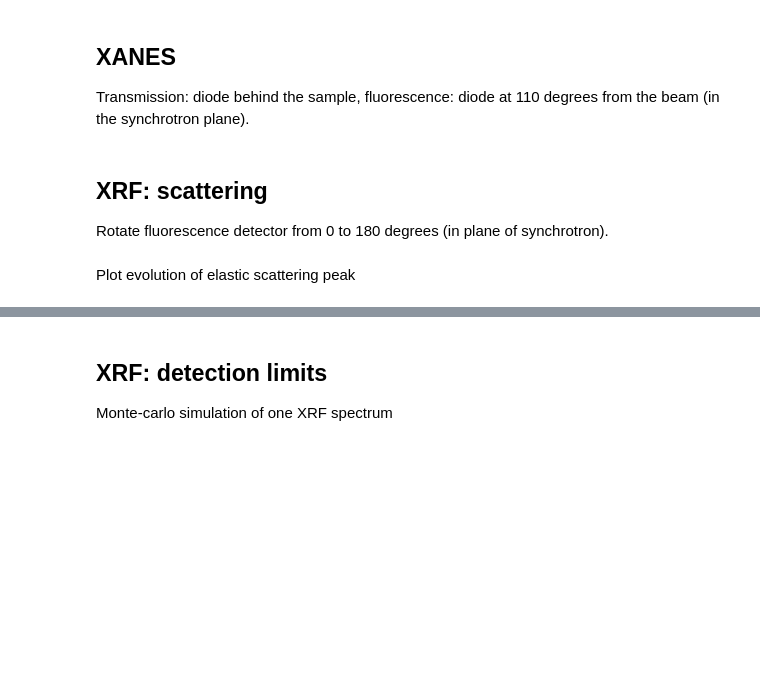
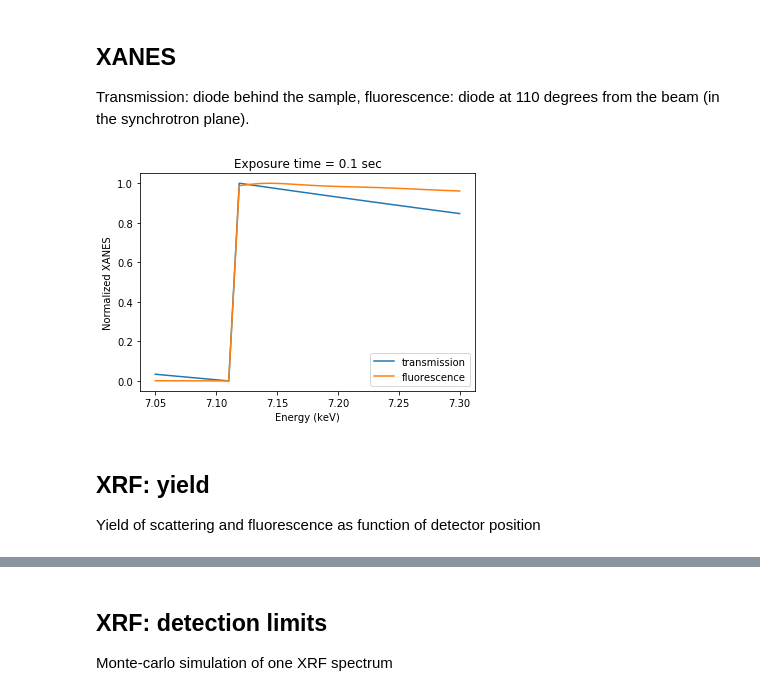
Before and after one commit to woutdenolf/spectrocrunch, a Jupyter notebook: doc/source/tutorials/montecarlo.ipynb, the cells around one changed output, grey strips where cells are left out. Drawn from its saved outputs; the diff is of its cells as text; code cells hidden in the pictures; blank space fills up the shorter version.

```diff
--- a/doc/source/tutorials/montecarlo.ipynb
+++ b/doc/source/tutorials/montecarlo.ipynb
@@ -338,45 +404,52 @@ if 'imaging' in experiments:
 Transmission: diode behind the sample, fluorescence: diode at 110 degrees from the beam (in the synchrotron plane).
 # %%
 if 'xanes' in experiments:
-    path = r'/data/id21/tmp/xrmctest/xanes'
+    # MODIFY:
     energy = np.linspace(7.05, 7.3, 30)
+    samplename = 'simple'
+
+    path = os.path.join(root, 'xanes')
     world = XrmcWorldBuilder(path)
     source, pymcahandle = define_source()
-    pymcahandle.sample = define_sample(None)
+    pymcahandle.sample = define_sample(None, name=samplename)
     world_addsource(world, pymcahandle)
     world_adddiode(world)
     world_addsample(world, pymcahandle.sample)
 
     for fluo in [False, True]:
         if fluo:
             label = 'fluorescence'
+            world.path = os.path.join(root, 'fxanes')
             world.detector.forcedetect = True
-            world.detector.orientation_inplane = 110  # degrees
+            world.detector.polar = 110  # degrees
             multiplicity = 0, 100
         else:
             # Do not force detection to get the 0-order (transmission).
             label = 'transmission'
+            world.path = os.path.join(root, 'txanes')
             world.detector.forcedetect = False
-            world.detector.orientation_inplane = 0
+            world.detector.polar = 0
             multiplicity = (1,)
         # Simulate at each XANES energy:
         counts = np.zeros(energy.size)
         for i, en in enumerate(energy):
             world.spectrum.lines[0][0] = en
             data, info = run(world, multiplicity, simulate=True, plot=False)
             counts[i] = np.squeeze(data[int(fluo)])
         if not fluo:
             counts = -np.log(counts)
         counts -= counts.min()
         counts /= counts.max()
         # Plot XANES spectra
         tmp = plt.plot(energy, counts, label=label)
         plt.xlabel('Energy (keV)')
         plt.ylabel('Normalized XANES')
         plt.title('Exposure time = {} sec'.format(info['time']))
     tmp = plt.legend()
+# %% [output]
+[figure, added]
-# %% [markdown]
-## XRF: scattering
-
-Rotate fluorescence detector from 0 to 180 degrees (in plane of synchrotron).
+# %% [markdown]
+## XRF: yield
+
+Yield of scattering and fluorescence as function of detector position
 # %%
@@ -403,2 +485,0 @@ if 'scattering' in experiments:
-# %% [markdown]
-Plot evolution of elastic scattering peak
```
Also changed, not shown: parts of 44 cells of this notebook, 20 other files.
